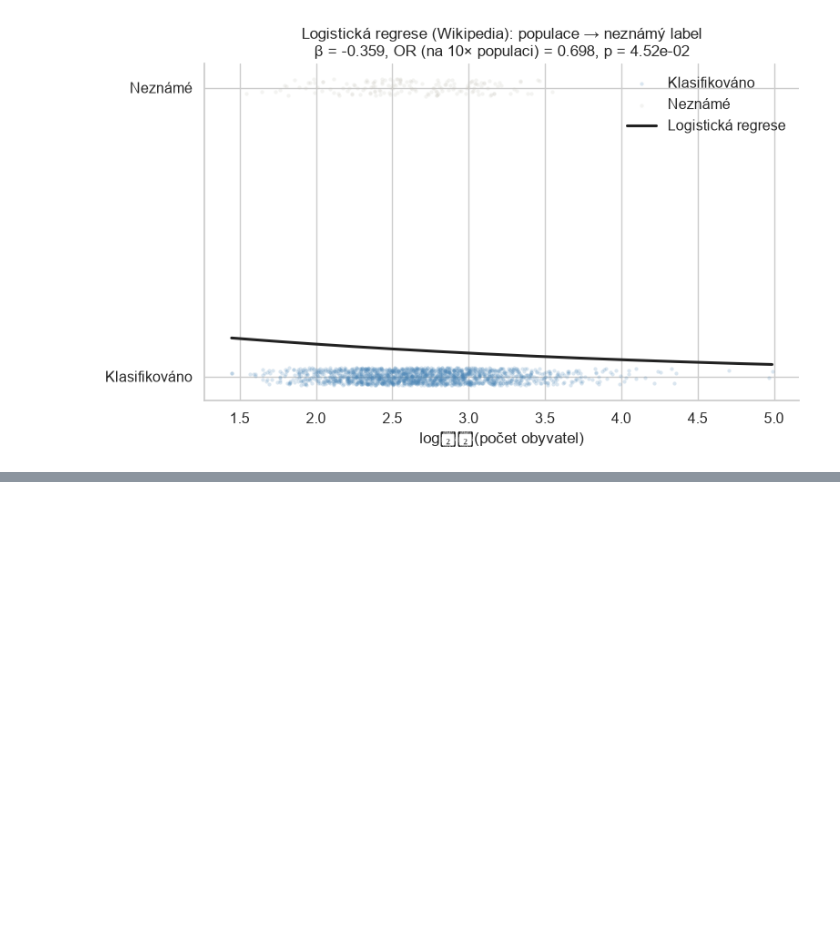
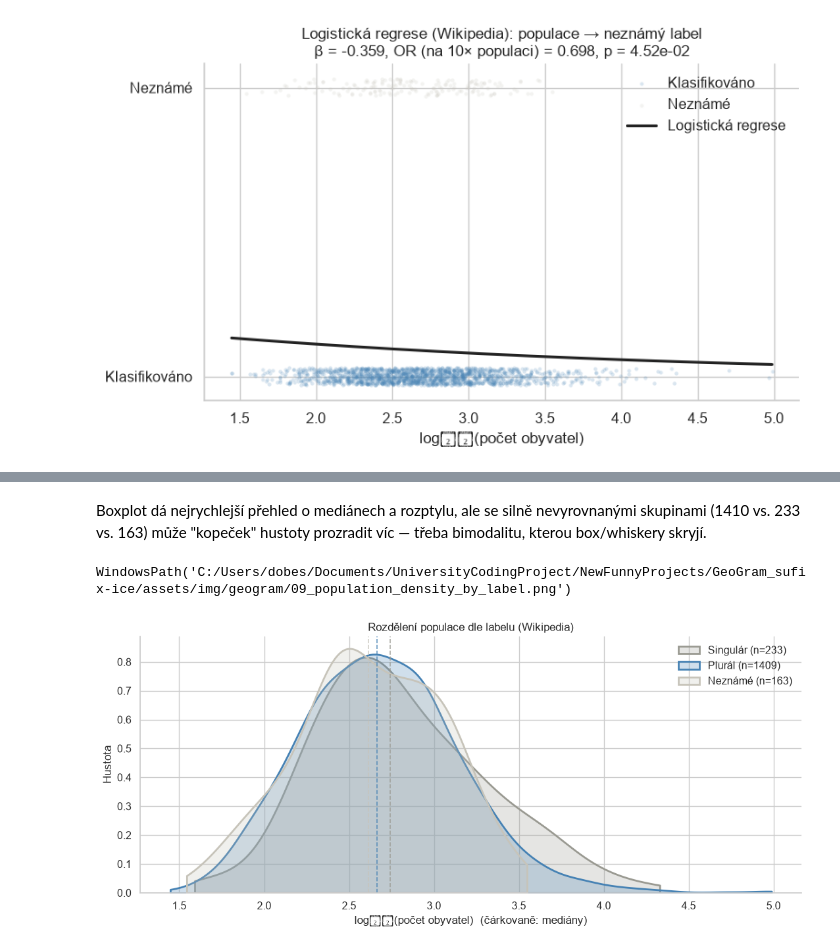
Before and after one commit to Dobes-Michal-Tobias/GeoGram_sufix-ice, a Jupyter notebook: notebooks/09-unknown-vs-population.ipynb, the cells around one changed output, grey strips where cells are left out. Saved outputs shown, nothing was run; the diff lists cells and outputs as text; code cells hidden in the pictures; blank space fills up the shorter version.

```diff
--- a/notebooks/09-unknown-vs-population.ipynb
+++ b/notebooks/09-unknown-vs-population.ipynb
@@ -131,0 +150,10 @@ population_total    -0.3592      0.179     -2.002      0.045      -0.711      -0
+# %% [markdown]
+Boxplot dá nejrychlejší přehled o mediánech a rozptylu, ale se silně
+nevyrovnanými skupinami (1410 vs. 233 vs. 163) může "kopeček" hustoty
+prozradit víc — třeba bimodalitu, kterou box/whiskery skryjí.
+# %%
+fig = viz.plot_population_density_by_label(df)
+viz.save_fig(fig, "09_population_density_by_label")
+# %% [output]
+WindowsPath('C:/Users/dobes/Documents/UniversityCodingProject/NewFunnyProjects/GeoGram_sufix-ice/assets/img/geogram/09_population_density_by_label.png')
+[figure, added]
```
Also changed, not shown: parts of 8 cells of this notebook, 3 other files.
